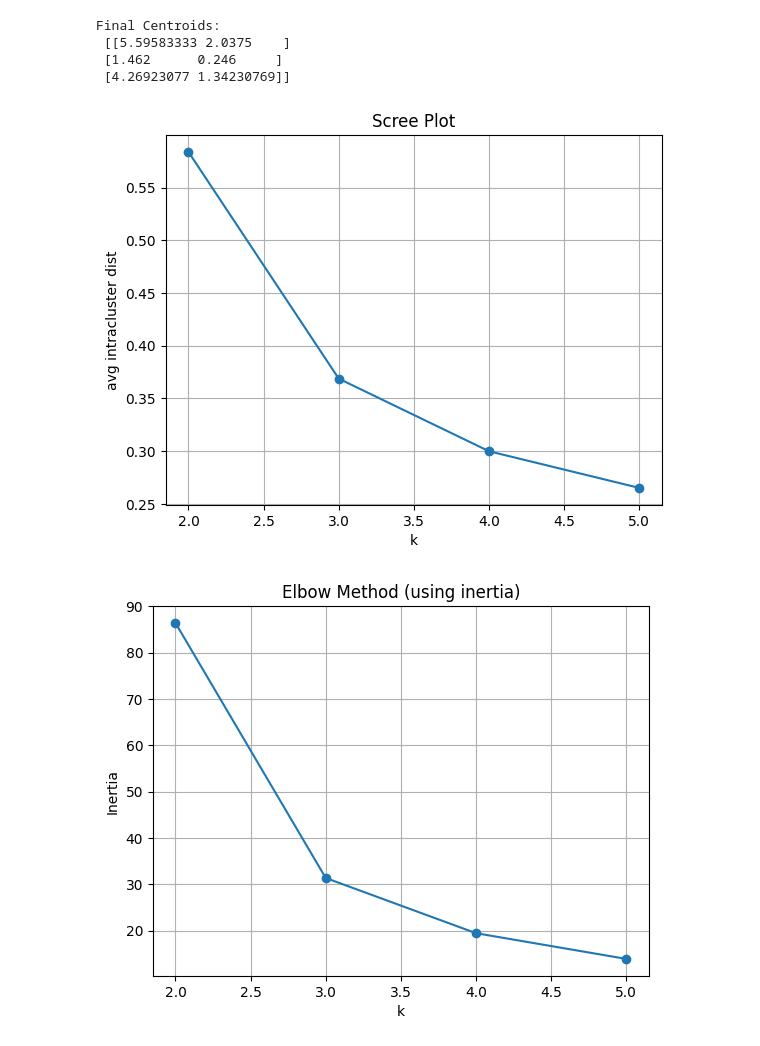
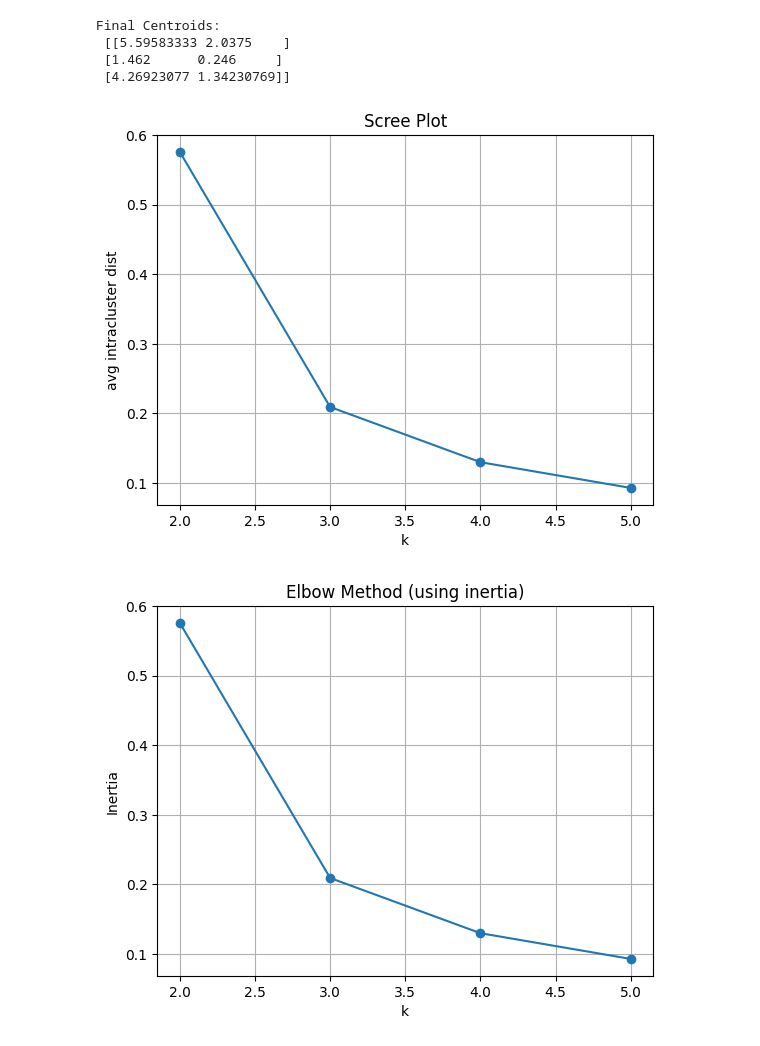
Before and after one commit to Pokemongle/ubc_ml, a Jupyter notebook: tutorial_code/lec9/kmeans.ipynb, the cells around one changed output. Saved outputs shown, nothing was run; the diff lists cells and outputs as text; code cells hidden in the pictures.

```diff
--- a/tutorial_code/lec9/kmeans.ipynb
+++ b/tutorial_code/lec9/kmeans.ipynb
@@ -116,40 +116,39 @@ Final Centroids:
 # %%
 import numpy as np
 import matplotlib.pyplot as plt
 from sklearn.cluster import KMeans
 
-# 假设你之前已经有 X (e.g. from iris or make_blobs)
-# 如果没有可以把前面生成 X 的代码一起复制
 
 K_max = 6
 avg_dist = []
 
 for k in range(2, K_max):
     kmeans = KMeans(n_clusters=k, random_state=42)
     kmeans.fit(X)
     labels = kmeans.predict(X)
     centroids = kmeans.cluster_centers_
 
     # 计算平均簇内距离
-    d = 0
-    for i in range(X.shape[0]):
-        d += np.sqrt(np.sum((X[i, :] - centroids[labels[i], :]) ** 2))
+    # d = 0
+    # for i in range(X.shape[0]):
+    #     d += np.sqrt(np.sum((X[i, :] - centroids[labels[i], :]) ** 2))
+    d = kmeans.inertia_
     avg_dist.append(d / X.shape[0])
 
 # 画 scree plot
 plt.plot(range(2, K_max), avg_dist, marker='o')
 plt.xlabel('k')
 plt.ylabel('avg intracluster dist')
 plt.title('Scree Plot')
 plt.grid(True)
 plt.show()
 # %% [output]
-[figure, old version]
+[figure, new version]
 # %%
 inertias = []
 for k in range(2, K_max):
     kmeans = KMeans(n_clusters=k, random_state=42).fit(X)
-    inertias.append(kmeans.inertia_)  # sum of squared distances
+    inertias.append(kmeans.inertia_/X.shape[0])  # sum of squared distances
 
 plt.plot(range(2, K_max), inertias, marker='o')
 plt.xlabel('k')
@@ -158,4 +157,4 @@ plt.title('Elbow Method (using inertia)')
 plt.grid(True)
 plt.show()
 # %% [output]
-[figure, old version]
+[figure, new version]
```
Also changed, not shown: 15 other files.
